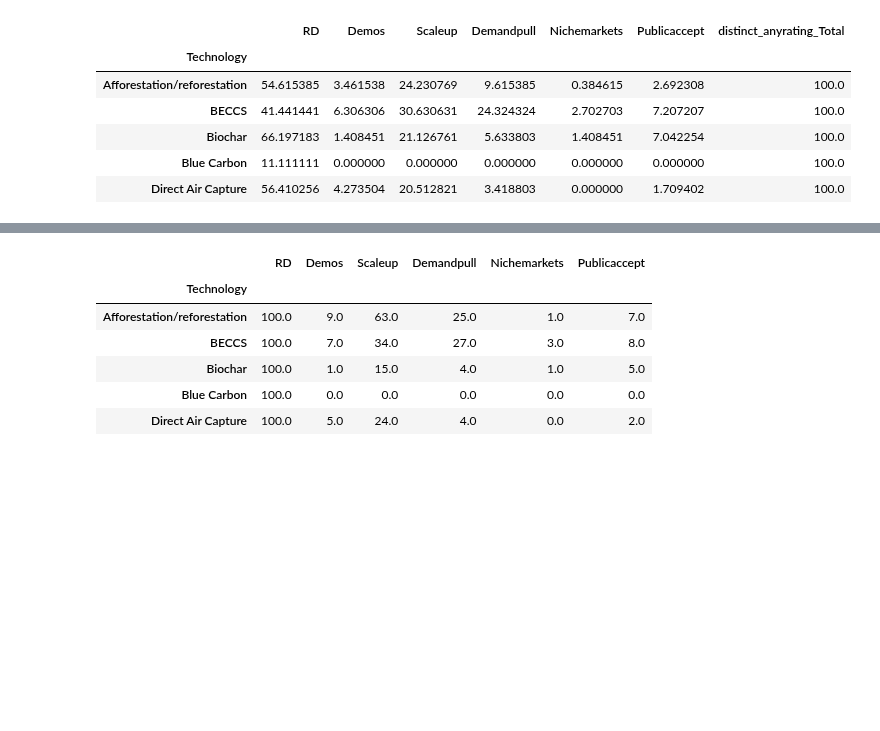
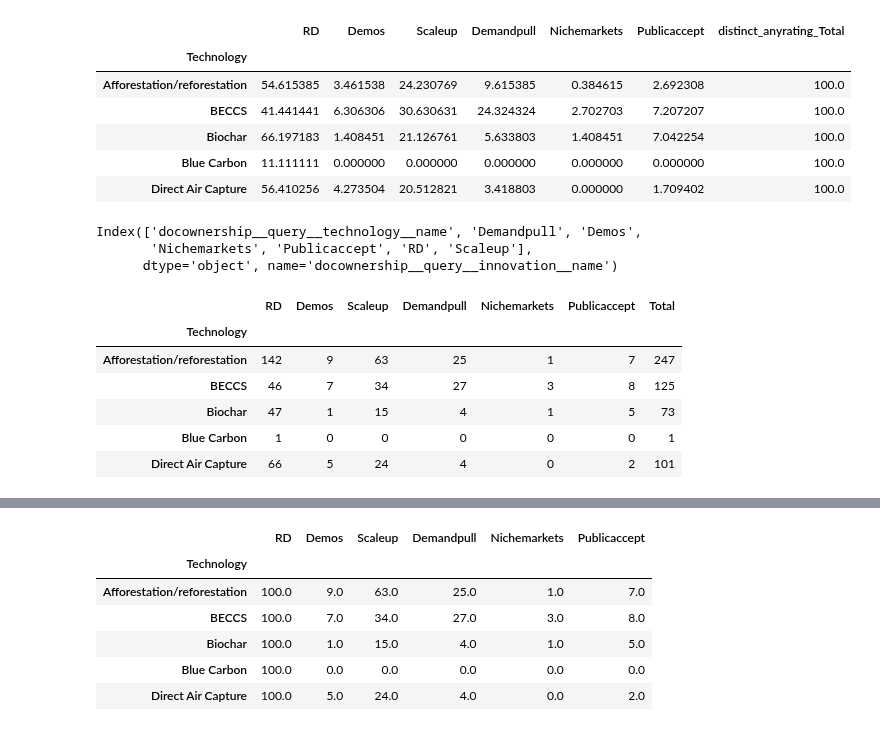
Before and after one commit to mcc-apsis/NETs-review, a Jupyter notebook: NETs graphs.ipynb, the cells around one changed output, grey strips where cells are left out. Cells and saved outputs as stored; diff of their text form; code cells hidden in the pictures; blank space fills up the shorter version.

```diff
--- a/NETs graphs.ipynb
+++ b/NETs graphs.ipynb
@@ -507,3 +509,19 @@ rtable2.head()
 | Biochar | 66.197183 | 1.408451 | 21.126761 | 5.633803 | 1.408451 | 7.042254 | 100.0 |
 | Blue Carbon | 11.111111 | 0.000000 | 0.000000 | 0.000000 | 0.000000 | 0.000000 | 100.0 |
 | Direct Air Capture | 56.410256 | 4.273504 | 20.512821 | 3.418803 | 0.000000 | 1.709402 | 100.0 |
+# %%
+basic_table = fix_table(alldocs)
+basic_table = basic_table.set_index('Technology')
+
+basic_table.head()
+# %% [output]
+Index(['docownership__query__technology__name', 'Demandpull', 'Demos',
+       'Nichemarkets', 'Publicaccept', 'RD', 'Scaleup'],
+      dtype='object', name='docownership__query__innovation__name')
+|  | RD | Demos | Scaleup | Demandpull | Nichemarkets | Publicaccept | Total |
+| Technology |  |  |  |  |  |  |  |
+| Afforestation/reforestation | 142 | 9 | 63 | 25 | 1 | 7 | 247 |
+| BECCS | 46 | 7 | 34 | 27 | 3 | 8 | 125 |
+| Biochar | 47 | 1 | 15 | 4 | 1 | 5 | 73 |
+| Blue Carbon | 1 | 0 | 0 | 0 | 0 | 0 | 1 |
+| Direct Air Capture | 66 | 5 | 24 | 4 | 0 | 2 | 101 |
```
Also changed, not shown: parts of 7 cells of this notebook, 6 other files.
